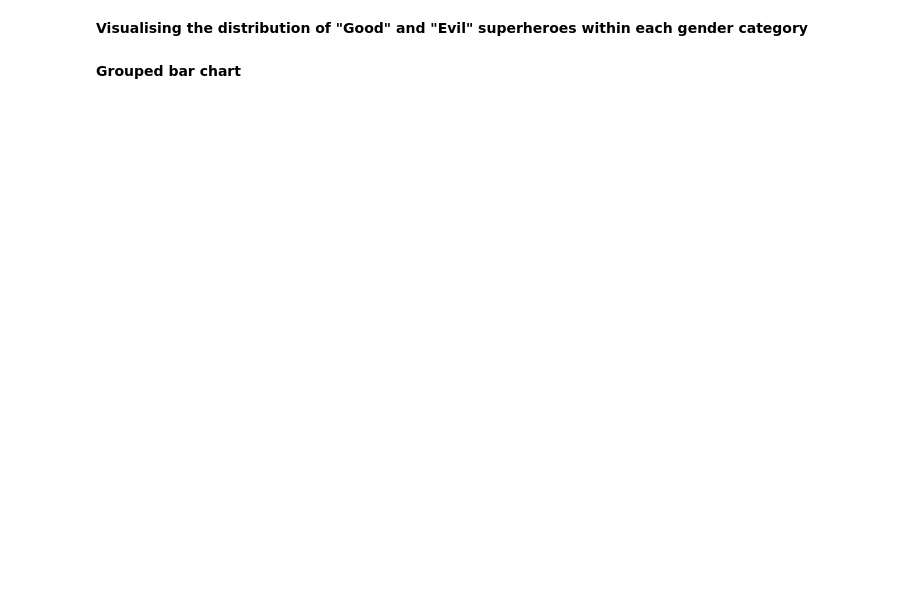
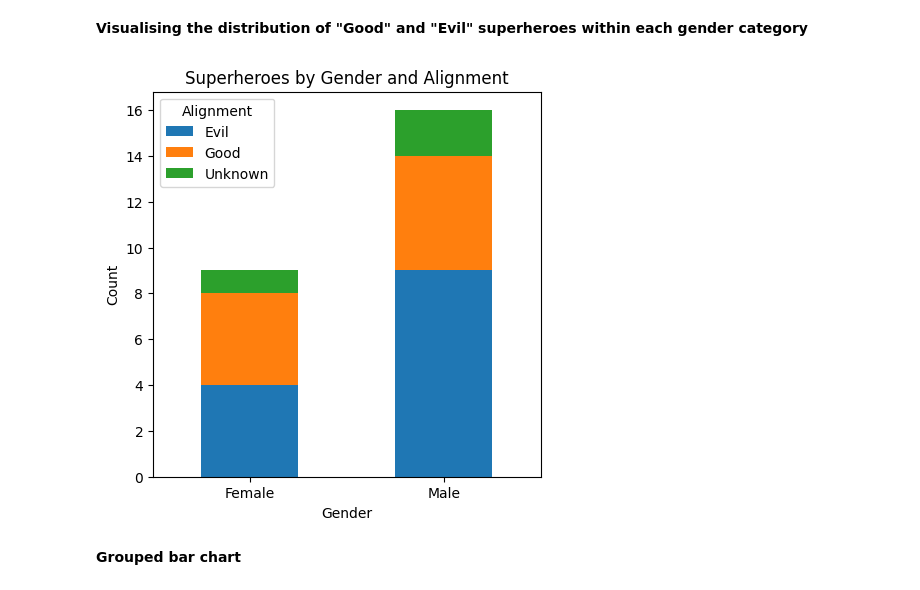
Before and after one commit to isys5002-itp/isys5002-2023-semester2, a Jupyter notebook: 10_analysing_and_visualising_superheroes_dataset_Thur4PM.ipynb, the cells around one changed output. Saved outputs shown, nothing was run; the diff lists cells and outputs as text; code cells hidden in the pictures; blank space fills up the shorter version.

```diff
--- a/10_analysing_and_visualising_superheroes_dataset_Thur4PM.ipynb
+++ b/10_analysing_and_visualising_superheroes_dataset_Thur4PM.ipynb
@@ -363,15 +407,17 @@ gender_alignment_counts = gender_alignment_counts.fillna(0)
 **Visualising the distribution of "Good" and "Evil" superheroes within each gender category**
 # %%
 # Create a stacked bar chart
-gender_alignment_counts.plot(kind='bar', stacked=True, figsize=(10, 6))
+gender_alignment_counts.plot(kind='bar', stacked=True, figsize=(5, 5))
 plt.title('Superheroes by Gender and Alignment')
 plt.xlabel('Gender')
 plt.ylabel('Count')
 plt.xticks(rotation=0)
 plt.legend(title='Alignment')
 
 # Display the plot
 plt.show()
+# %% [output]
+[figure, added]
 # %% [markdown]
 **Grouped bar chart**
 # %%
```
Also changed, not shown: parts of 13 cells of this notebook.
